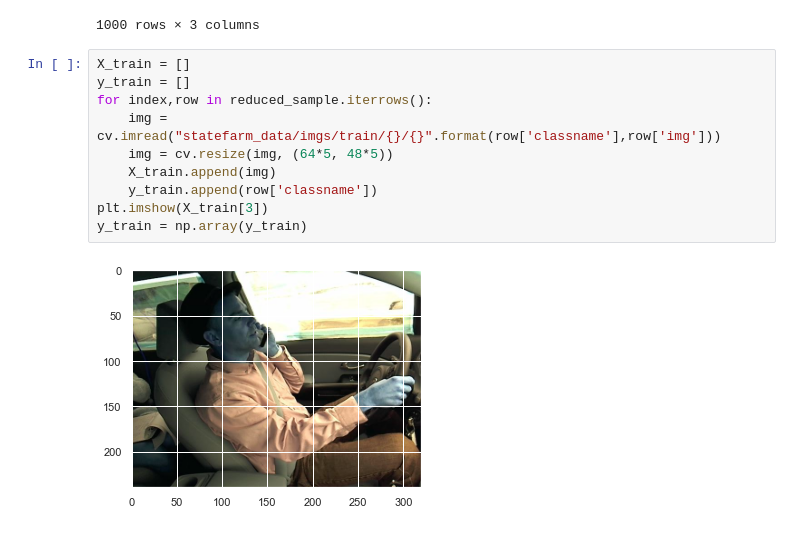
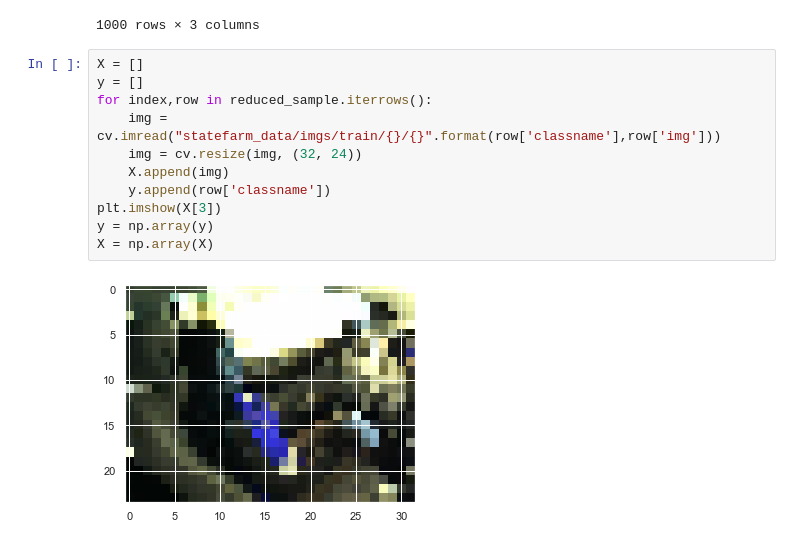
Before and after one commit to eosoba/mle_study, a Jupyter notebook: statefarm.ipynb, the cells around one changed output. Saved outputs shown, nothing was run; the diff lists cells and outputs as text.

```diff
--- a/statefarm.ipynb
+++ b/statefarm.ipynb
@@ -67,14 +57,15 @@ reduced_sample
 | 999 | p022 | c0 | img_29868.jpg |
 1000 rows × 3 columns
 # %%
-X_train = []
-y_train = []
+X = []
+y = []
 for index,row in reduced_sample.iterrows():
     img = cv.imread("statefarm_data/imgs/train/{}/{}".format(row['classname'],row['img']))
-    img = cv.resize(img, (64*5, 48*5))
-    X_train.append(img)
-    y_train.append(row['classname'])
-plt.imshow(X_train[3])
-y_train = np.array(y_train)
+    img = cv.resize(img, (32, 24))
+    X.append(img)
+    y.append(row['classname'])
+plt.imshow(X[3])
+y = np.array(y)
+X = np.array(X)
 # %% [output]
-[figure, old version]
+[figure, new version]
```
Also changed, not shown: parts of 14 cells of this notebook.
